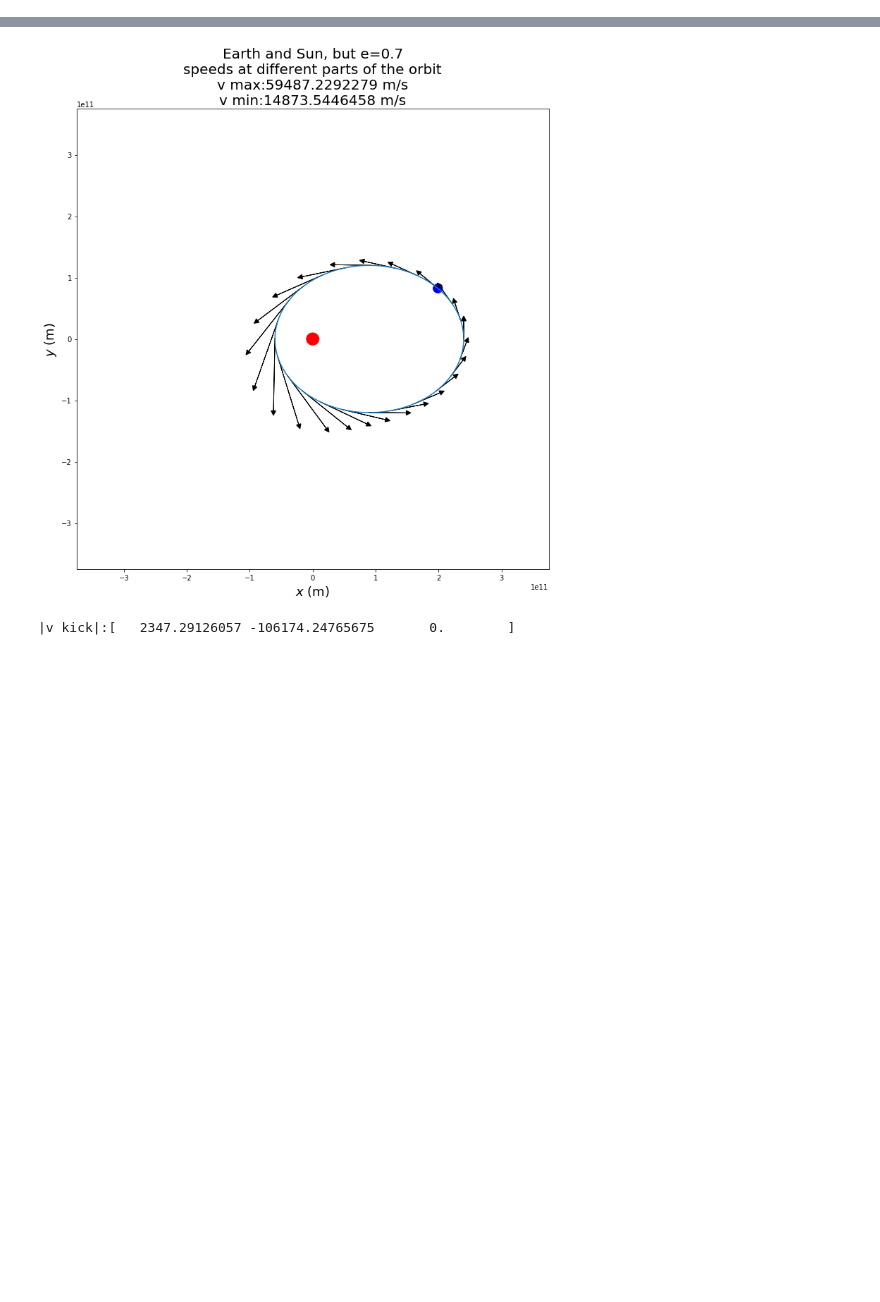
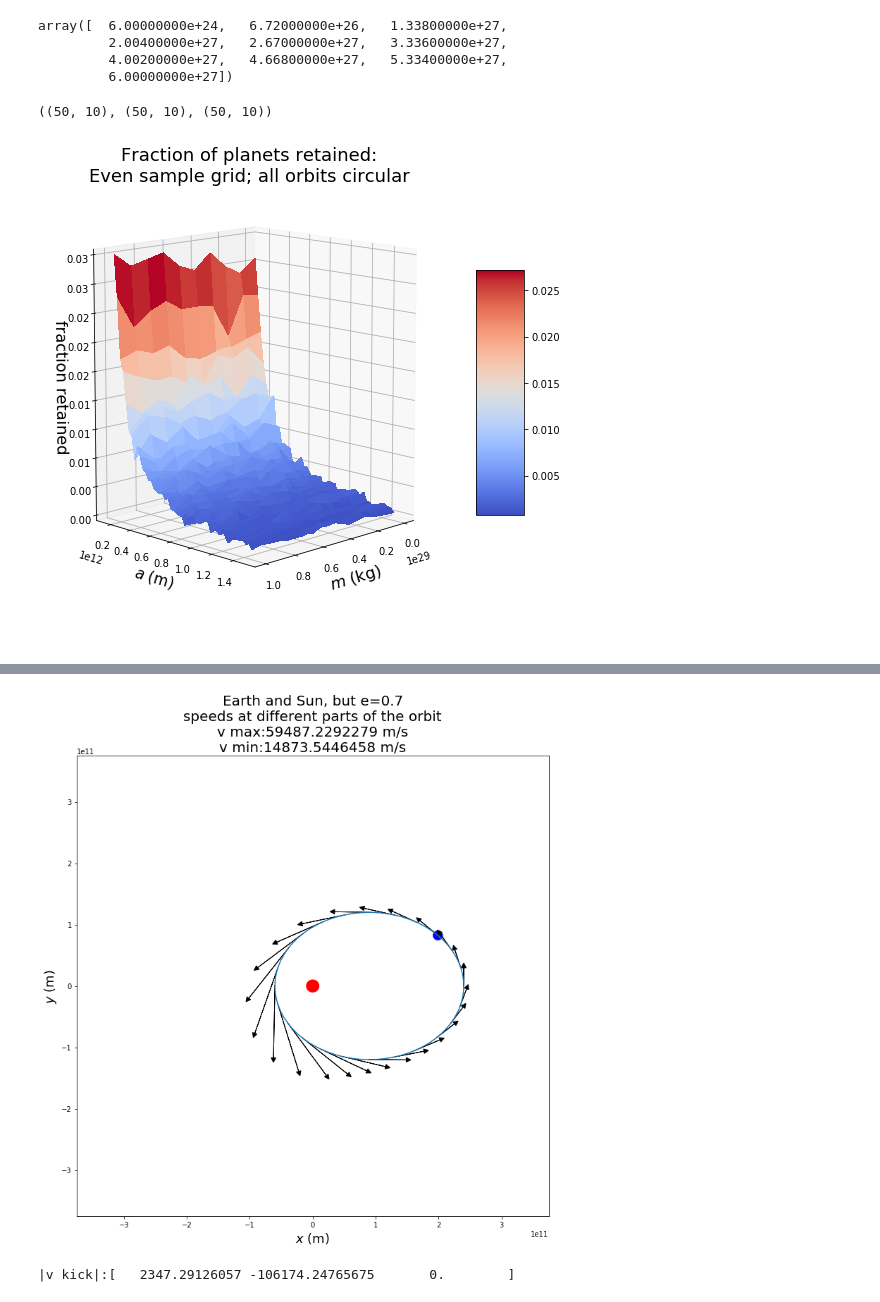
Before and after one commit to adeich/Supernova_orbit, a Jupyter notebook: all_methods.ipynb, the cells around one changed output, grey strips where cells are left out. Drawn from its saved outputs; the diff is of its cells as text; code cells hidden in the pictures; blank space fills up the shorter version.

```diff
--- a/all_methods.ipynb
+++ b/all_methods.ipynb
@@ -102,17 +102,17 @@ def gen_N_random_kicks(N, maxwell_mu=1.9e5):
     return N_kick_vectors
 
 # assumes eccentricity is 0.
-def get_percent_retained(N, a, m1=1e25, m2=4e30):
+def get_percent_retained(N, a, m1=1e25, m2i = 7e30, m2f=4e30):
     phi_array = np.array([0])
     Xi = gen_ellipse_X(a=a, e=0,phi_array=phi_array)
     Xi_N_clones = np.repeat(Xi, N, axis=0)
-    Vi = gen_V_vec(a=a, e=0, m1=m1, m2=m2, phi_array=phi_array)
+    Vi = gen_V_vec(a=a, e=0, m1=m1, m2=m2i, phi_array=phi_array)
     Vi_N_clones = np.repeat(Vi, N, axis=0)
     V_kick_vecs = gen_N_random_kicks(N)
     Vf_vecs = Vi_N_clones - V_kick_vecs
     retained_or_not = np.zeros(N)
     for i in range(int(N)):
-        retained_or_not[i] = is_orbit_bound(m1, m2, Xi_N_clones[i], Vf_vecs[i])
+        retained_or_not[i] = is_orbit_bound(m1, m2f, Xi_N_clones[i], Vf_vecs[i])
 
-    return retained_or_not
+    return sum(retained_or_not)/N
 # %%
@@ -129,0 +154,50 @@ print('{} sec/N'.format((time.time() - starttime)/NN))
+# %%
+m1_range
+# %% [output]
+array([  6.00000000e+24,   6.72000000e+26,   1.33800000e+27,
+         2.00400000e+27,   2.67000000e+27,   3.33600000e+27,
+         4.00200000e+27,   4.66800000e+27,   5.33400000e+27,
+         6.00000000e+27])
+# %%
+from mpl_toolkits.mplot3d import Axes3D
+import matplotlib.pyplot as plt
+from matplotlib import cm
+from matplotlib.ticker import LinearLocator, FormatStrFormatter
+import numpy as np
+
+
+fig = plt.figure(figsize=(9,9))
+ax = fig.gca(projection='3d')
+
+
+
+# Make data.
+Y = a_range
+X = m1_range
+X, Y = np.meshgrid(X, Y)
+print(X.shape, Y.shape, retained.shape)
+#R = np.sqrt(X**2 + Y**2)
+#Z = np.sin(R)
+
+# Plot the surface.
+surf = ax.plot_surface(X, Y, retained, cmap=cm.coolwarm,
+                       linewidth=0, antialiased=False)
+
+# Customize the z axis.
+ax.zaxis.set_major_locator(LinearLocator(10))
+ax.zaxis.set_major_formatter(FormatStrFormatter('%.02f'))
+
+ax.set_xlabel('$m$ (kg)', fontsize=16)
+ax.set_ylabel('$a$ (m) ', fontsize=15)
+ax.set_zlabel('fraction retained', fontsize=16)
+
+# Add a color bar which maps values to colors.
+fig.colorbar(surf, shrink=0.5, aspect=5)
+ax.view_init(elev=10., azim=45)
+ax.set_title('Fraction of planets retained:\nEven sample grid; all orbits circular', fontsize=18)
+fig.savefig('surface_retained.png')
+
+#plt.show()
+# %% [output]
+((50, 10), (50, 10), (50, 10))
+[figure, added]
```
Also changed, not shown: parts of 5 cells of this notebook.
